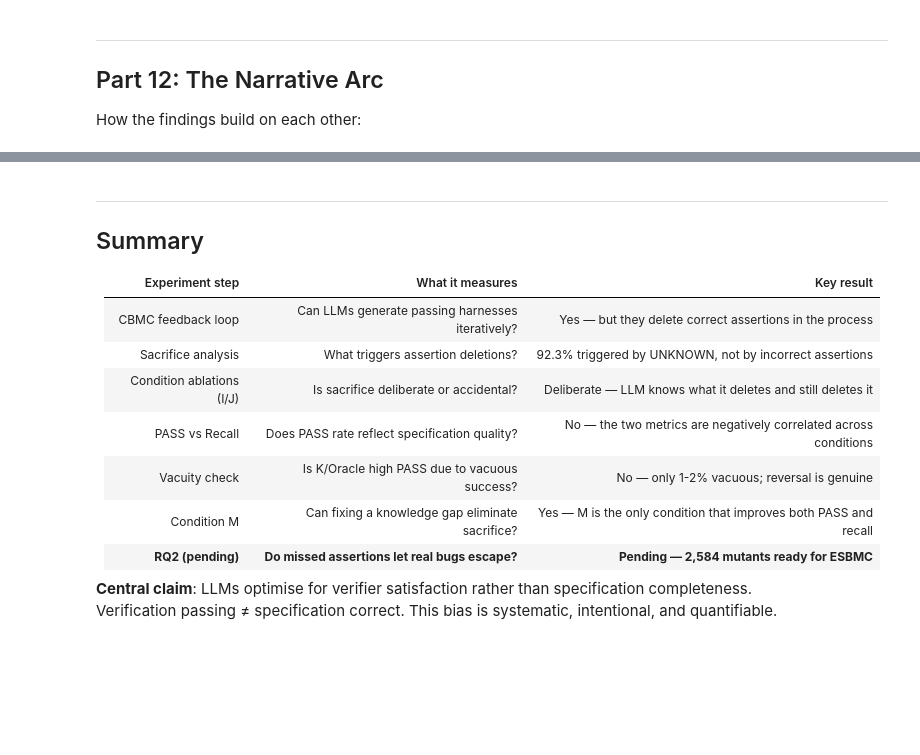
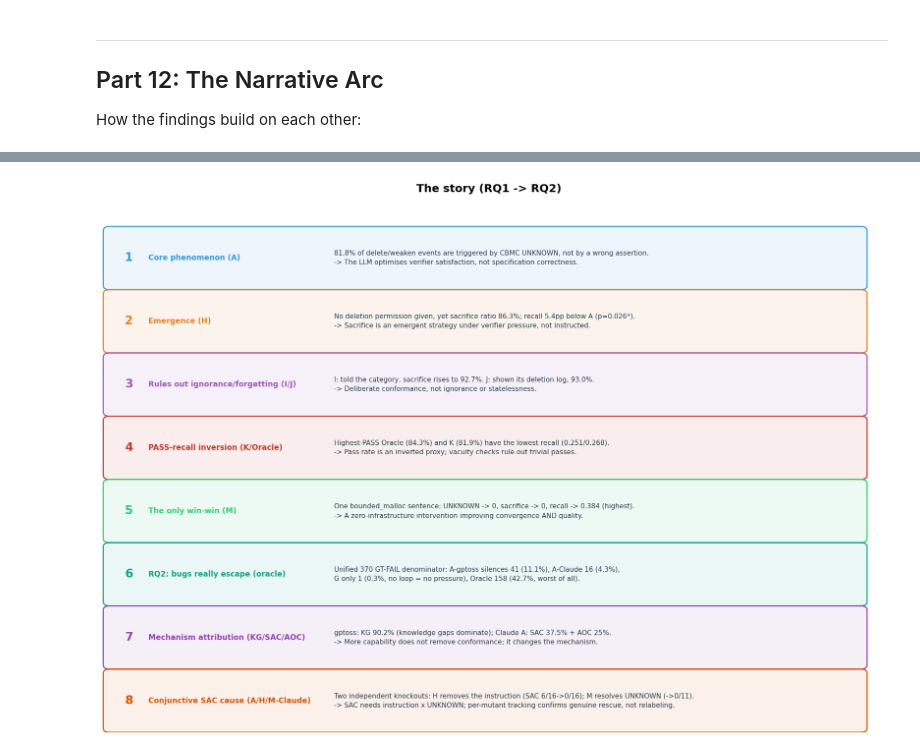
Before and after one commit to LukeW1999/LLM4Harness, a Jupyter notebook: experiment_explainer_en.ipynb, the cells around one changed output, grey strips where cells are left out. Drawn from its saved outputs; the diff is of its cells as text; code cells hidden in the pictures; blank space fills up the shorter version.

```diff
--- a/experiment_explainer_en.ipynb
+++ b/experiment_explainer_en.ipynb
@@ -901,16 +737,46 @@ print('Sil/GT uses canonical 351 for cross-condition comparability')
-# %% [markdown]
----
-## Summary
-
-| Experiment step | What it measures | Key result |
-|----------------|-----------------|------------|
-| CBMC feedback loop | Can LLMs generate passing harnesses iteratively? | Yes — but they delete correct assertions in the process |
-| Sacrifice analysis | What triggers assertion deletions? | 92.3% triggered by UNKNOWN, not by incorrect assertions |
-| Condition ablations (I/J) | Is sacrifice deliberate or accidental? | Deliberate — LLM knows what it deletes and still deletes it |
-| PASS vs Recall | Does PASS rate reflect specification quality? | No — the two metrics are negatively correlated across conditions |
-| Vacuity check | Is K/Oracle high PASS due to vacuous success? | No — only 1-2% vacuous; reversal is genuine |
-| Condition M | Can fixing a knowledge gap eliminate sacrifice? | Yes — M is the only condition that improves both PASS and recall |
-| **RQ2 (pending)** | **Do missed assertions let real bugs escape?** | **Pending — 2,584 mutants ready for ESBMC** |
-
-**Central claim**: LLMs optimise for verifier satisfaction rather than specification completeness.
-Verification passing ≠ specification correct. This bias is systematic, intentional, and quantifiable.
+# %%
+fig, ax = plt.subplots(figsize=(14, 10))
+ax.axis('off')
+story = [
+    ('1', 'Core phenomenon (A)',
+     '81.8% of delete/weaken events are triggered by CBMC UNKNOWN, not by a wrong assertion.\n'
+     '-> The LLM optimises verifier satisfaction, not specification correctness.', '#3498db'),
+    ('2', 'Emergence (H)',
+     'No deletion permission given, yet sacrifice ratio 86.3%; recall 5.4pp below A (p=0.026*).\n'
+     '-> Sacrifice is an emergent strategy under verifier pressure, not instructed.', '#e67e22'),
+    ('3', 'Rules out ignorance/forgetting (I/J)',
+     'I: told the category, sacrifice rises to 92.7%. J: shown its deletion log, 93.0%.\n'
+     '-> Deliberate conformance, not ignorance or statelessness.', '#9b59b6'),
+    ('4', 'PASS-recall inversion (K/Oracle)',
+     'Highest-PASS Oracle (84.3%) and K (81.9%) have the lowest recall (0.251/0.268).\n'
+     '-> Pass rate is an inverted proxy; vacuity checks rule out trivial passes.', '#c0392b'),
+    ('5', 'The only win-win (M)',
+     'One bounded_malloc sentence: UNKNOWN -> 0, sacrifice -> 0, recall -> 0.384 (highest).\n'
+     '-> A zero-infrastructure intervention improving convergence AND quality.', '#2ecc71'),
+    ('6', 'RQ2: bugs really escape (oracle)',
+     'Unified 370 GT-FAIL denominator: A-gptoss silences 41 (11.1%), A-Claude 16 (4.3%),\n'
+     'G only 1 (0.3%, no loop = no pressure), Oracle 158 (42.7%, worst of all).', '#16a085'),
+    ('7', 'Mechanism attribution (KG/SAC/AOC)',
+     'gptoss: KG 90.2% (knowledge gaps dominate); Claude A: SAC 37.5% + AOC 25%.\n'
+     '-> More capability does not remove conformance; it changes the mechanism.', '#8e44ad'),
+    ('8', 'Conjunctive SAC cause (A/H/M-Claude)',
+     'Two independent knockouts: H removes the instruction (SAC 6/16->0/16); M resolves UNKNOWN (->0/11).\n'
+     '-> SAC needs instruction x UNKNOWN; per-mutant tracking confirms genuine rescue, not relabeling.', '#d35400'),
+]
+n = len(story)
+row_h = 0.95 / n
+for i, (num, title, detail, color) in enumerate(story):
+    y = 0.95 - (i + 0.5) * row_h
+    ax.add_patch(mpatches.FancyBboxPatch((0.01, y - row_h/2 + 0.008), 0.97, row_h - 0.016,
+        boxstyle='round,pad=0.008', linewidth=1.5, edgecolor=color,
+        facecolor=color + '15', transform=ax.transAxes))
+    ax.text(0.03, y, num, fontsize=15, fontweight='bold', color=color,
+            transform=ax.transAxes, va='center')
+    ax.text(0.06, y, title, fontsize=9.5, fontweight='bold', color=color,
+            transform=ax.transAxes, va='center')
+    ax.text(0.30, y, detail, fontsize=8.6, color='#2c3e50',
+            transform=ax.transAxes, va='center', linespacing=1.5)
+ax.set_title('The story (RQ1 -> RQ2)', fontsize=14, fontweight='bold', pad=10)
+plt.tight_layout(); plt.show()
+# %% [output]
+[figure, added]
```
Also changed, not shown: parts of 39 cells of this notebook, 1 other file.
